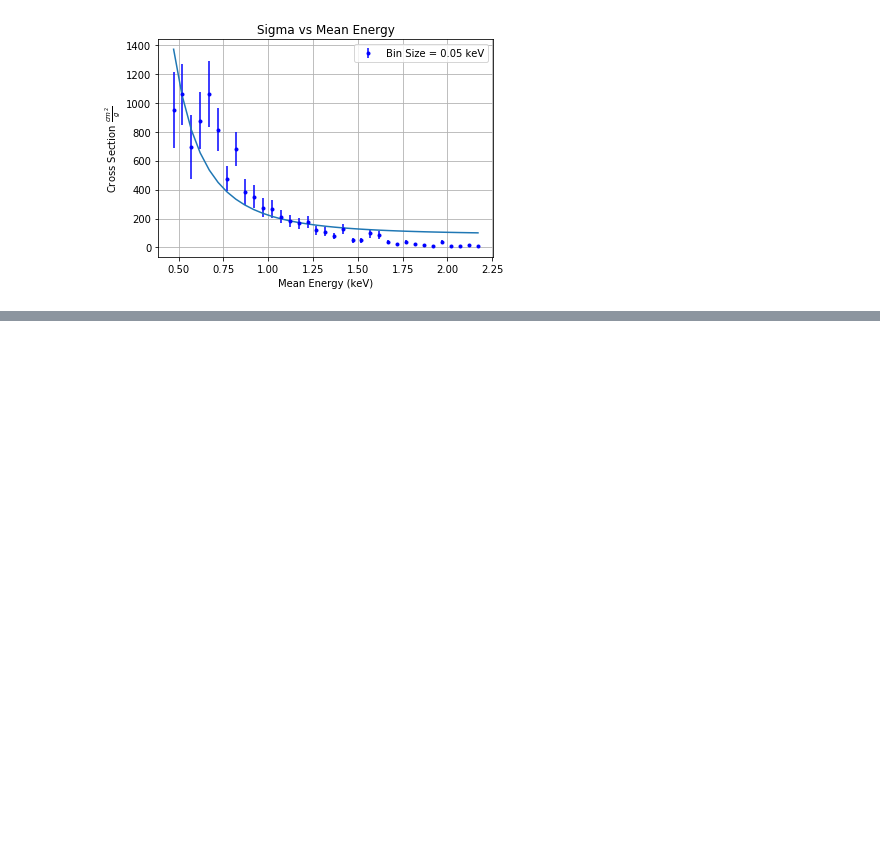
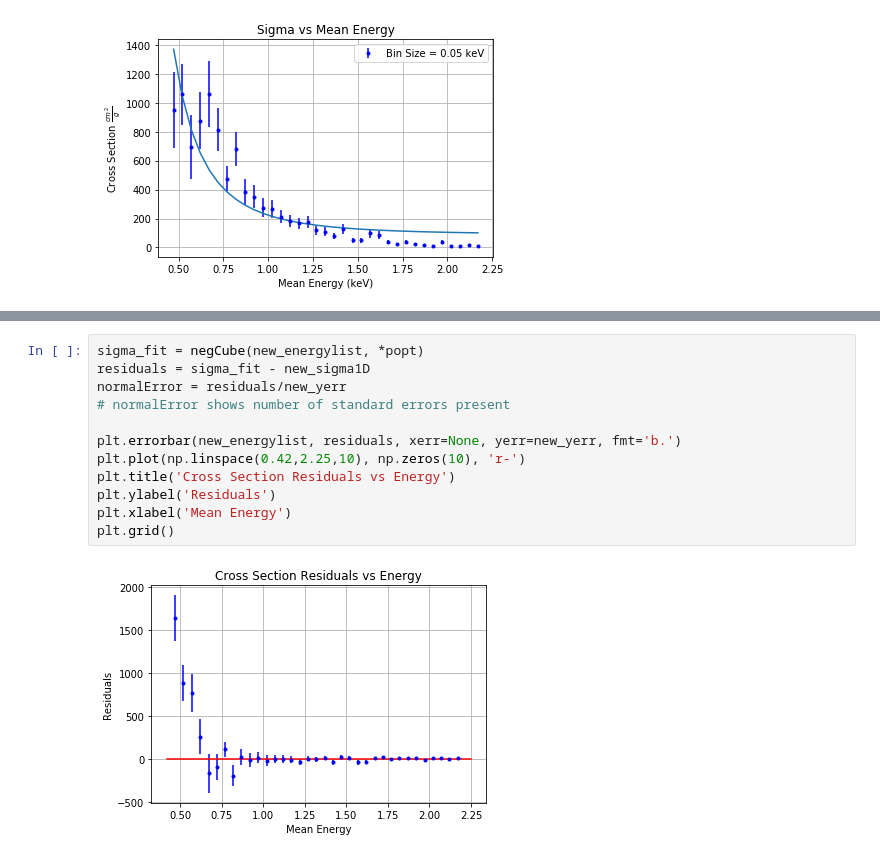
Before and after one commit to dmrowan/LommenResearchGroup, a Jupyter notebook: HorizonCrossing/msis_edge.ipynb, the cells around one changed output, grey strips where cells are left out. Cells and saved outputs as stored; diff of their text form; blank space fills up the shorter version.

```diff
--- a/HorizonCrossing/msis_edge.ipynb
+++ b/HorizonCrossing/msis_edge.ipynb
@@ -573,0 +600,14 @@ plt.legend()
+# %%
+sigma_fit = negCube(new_energylist, *popt)
+residuals = sigma_fit - new_sigma1D
+normalError = residuals/new_yerr
+# normalError shows number of standard errors present
+
+plt.errorbar(new_energylist, residuals, xerr=None, yerr=new_yerr, fmt='b.')
+plt.plot(np.linspace(0.42,2.25,10), np.zeros(10), 'r-')
+plt.title('Cross Section Residuals vs Energy')
+plt.ylabel('Residuals')
+plt.xlabel('Mean Energy')
+plt.grid()
+# %% [output]
+[figure, added]
```
Also changed, not shown: parts of 9 cells of this notebook, 1 other file.
